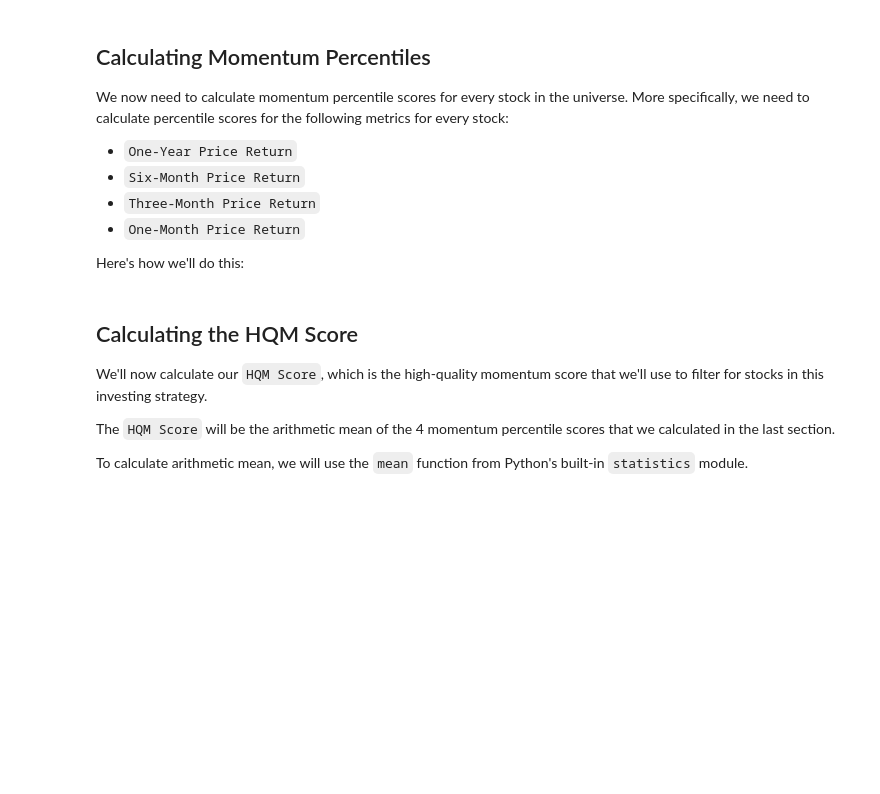
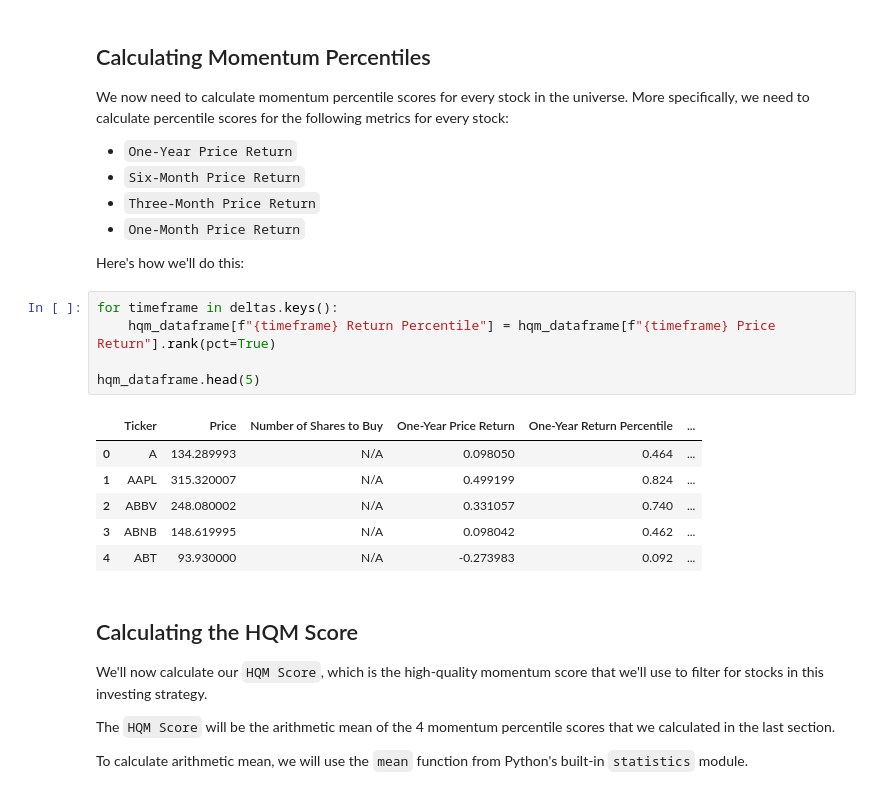
Before and after one commit to JoesonZ/Algorithmic-Trading-Using-Python, a Jupyter notebook: project2/002_quantitative_momentum_strategy.ipynb, the cells around one changed output. Saved outputs shown, nothing was run; the diff lists cells and outputs as text; blank space fills up the shorter version.

Commit message:
feat(data): Add return percentile data to the HQM dataframe
- Use the deltas dictionary to loop through the different timeframes.
- Calculate the return percentile for each timeframe using the rank method with pct=True.
- Store the return percentiles in the predefined columns and display a preview of the updated dataframe.

```diff
--- a/project2/002_quantitative_momentum_strategy.ipynb
+++ b/project2/002_quantitative_momentum_strategy.ipynb
@@ -337,6 +337,18 @@ We now need to calculate momentum percentile scores for every stock in the unive
 * `One-Month Price Return`
 
 Here's how we'll do this:
+# %%
+for timeframe in deltas.keys():
+    hqm_dataframe[f"{timeframe} Return Percentile"] = hqm_dataframe[f"{timeframe} Price Return"].rank(pct=True)
+
+hqm_dataframe.head(5)
+# %% [output]
+|  | Ticker | Price | Number of Shares to Buy | One-Year Price Return | One-Year Return Percentile | ... |
+| 0 | A | 134.289993 | N/A | 0.098050 | 0.464 | ... |
+| 1 | AAPL | 315.320007 | N/A | 0.499199 | 0.824 | ... |
+| 2 | ABBV | 248.080002 | N/A | 0.331057 | 0.740 | ... |
+| 3 | ABNB | 148.619995 | N/A | 0.098042 | 0.462 | ... |
+| 4 | ABT | 93.930000 | N/A | -0.273983 | 0.092 | ... |
 # %% [markdown]
 ## Calculating the HQM Score
 
```
